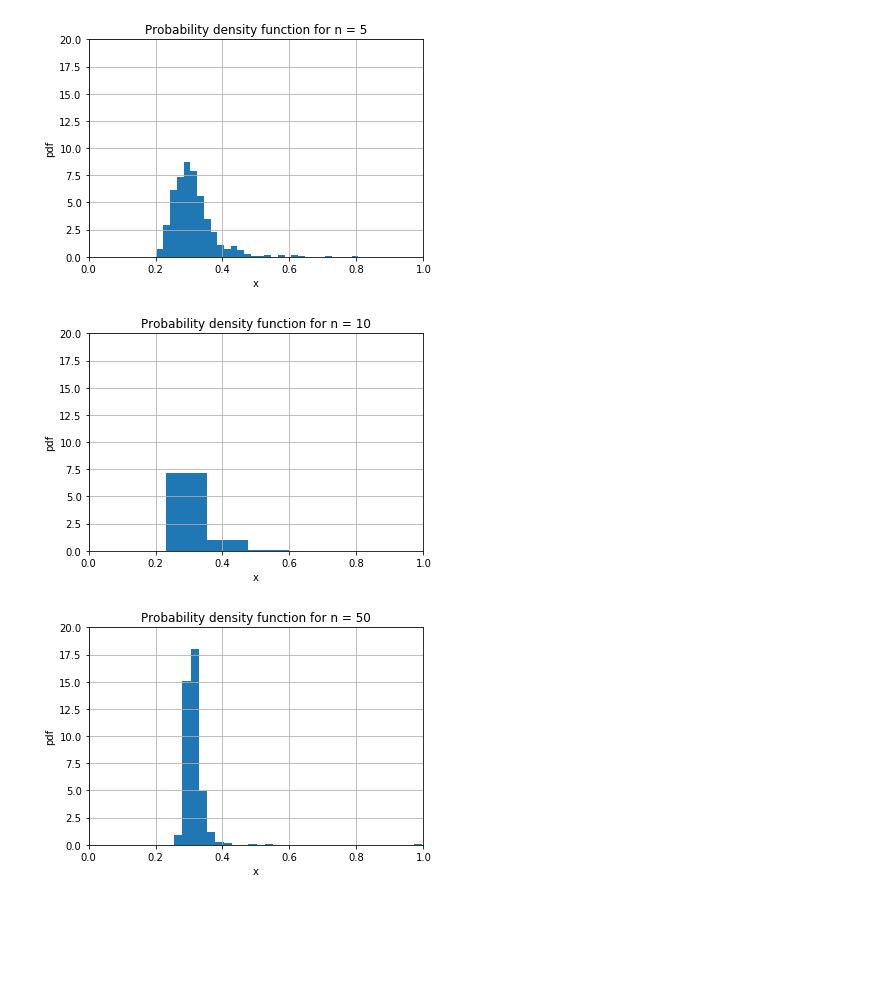
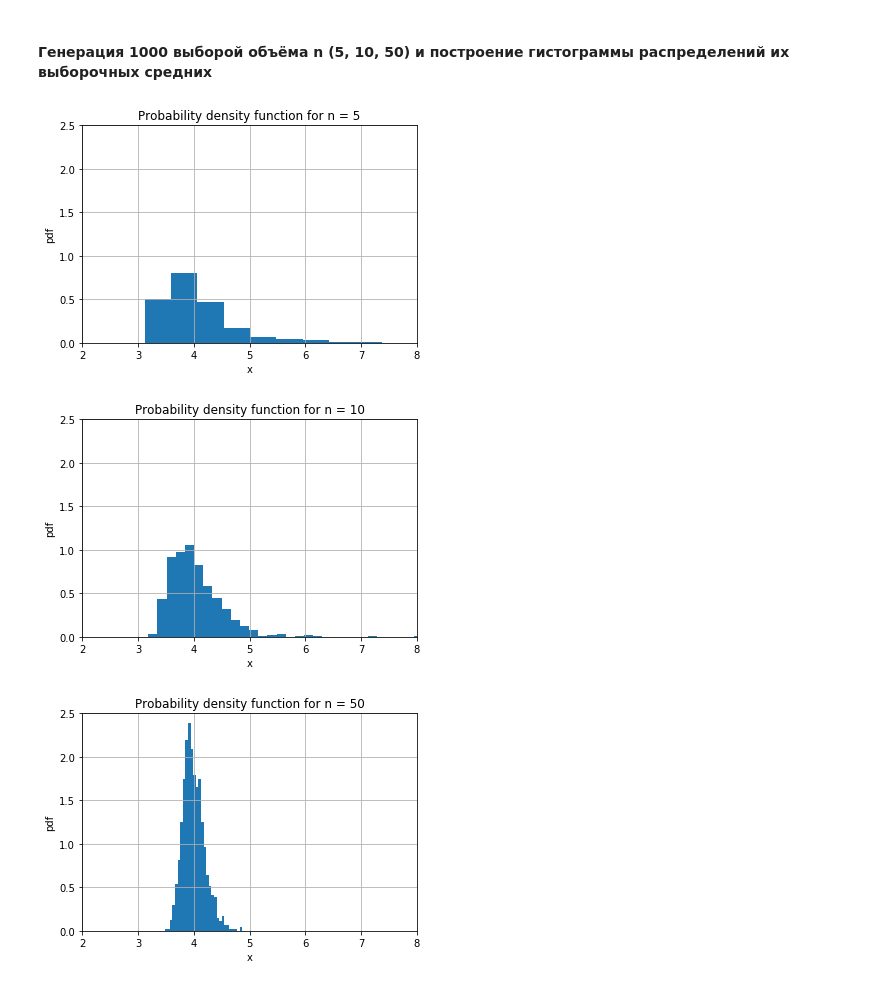
Before and after one commit to Mynzhassar/machine-learning-and-data-analysis, a Jupyter notebook: 1-mathematics-and-python/week_4/assignments/central_limit_theorem.ipynb, the cells around one changed output. Drawn from its saved outputs; the diff is of its cells as text; code cells hidden in the pictures; blank space fills up the shorter version.

```diff
--- a/1-mathematics-and-python/week_4/assignments/central_limit_theorem.ipynb
+++ b/1-mathematics-and-python/week_4/assignments/central_limit_theorem.ipynb
@@ -27,0 +7,4 @@ plt.show()
+# %%
+# параметры распределения
+k = 4.0
+xm = 3.0
@@ -28,28 +40,31 @@ plt.show()
+# %% [markdown]
+#### Генерация 1000 выборой объёма n (5, 10, 50) и построение гистограммы распределений их выборочных средних
 # %%
-volumes = [5, 10, 50]
-n = len(volumes)
+n = [5, 10, 50] # объемы
+n_volumes = len(n)
 # %%
-distribution_samples = np.zeros((n, n_samples))
+distribution_samples = np.zeros((n_volumes, n_samples)) # массив для хранения выборочных средних
 
-for i, n_i in enumerate(volumes):
+# Вычисляем выборочные средние значения и заносим в массив
+for i, n_i in enumerate(n):
 
     for j in range(n_samples):
-        distribution_samples[i, j] = alpha.rvs(a, size=n_i).mean()
+        distribution_samples[i, j] = np.array(sts.pareto.rvs(k, loc=0, scale=xm, size=n_i)).mean()
 # %%
-for i, n_i in enumerate(volumes):
+for i, n_i in enumerate(n):
 
     plt.hist(distribution_samples[i], bins=30, density=True)
 
     plt.title(f"Probability density function for n = {n_i}")
 
     plt.xlabel("x")
     plt.ylabel("pdf")
 
     plt.grid()
-    plt.axis([0, 1, 0, 20])
+    plt.axis([2, 8, 0, 2.5])
 
     plt.show()
 # %% [output]
-[figure, old version]
+[figure, new version]
-[figure, old version]
+[figure, new version]
-[figure, old version]
+[figure, new version]
```
Also changed, not shown: parts of 14 cells of this notebook.
